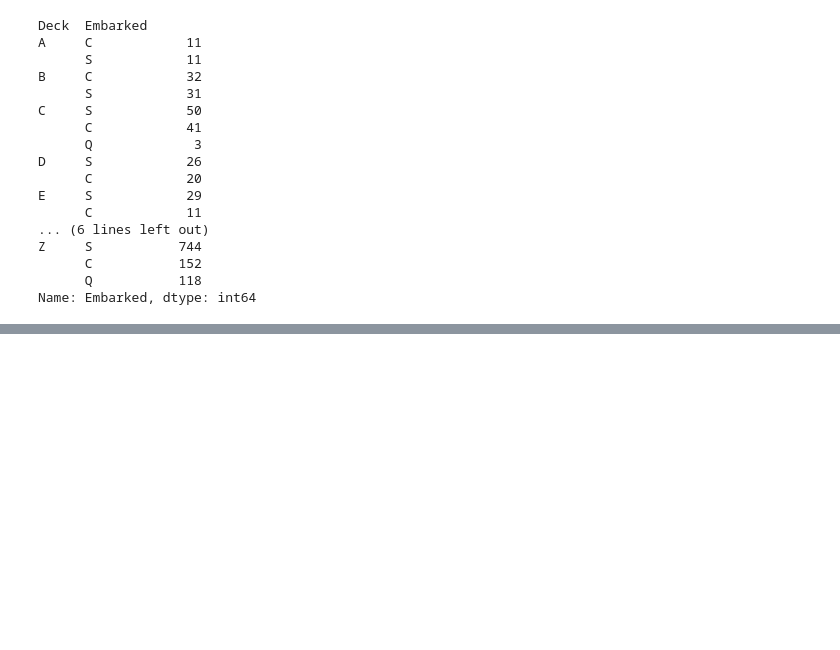
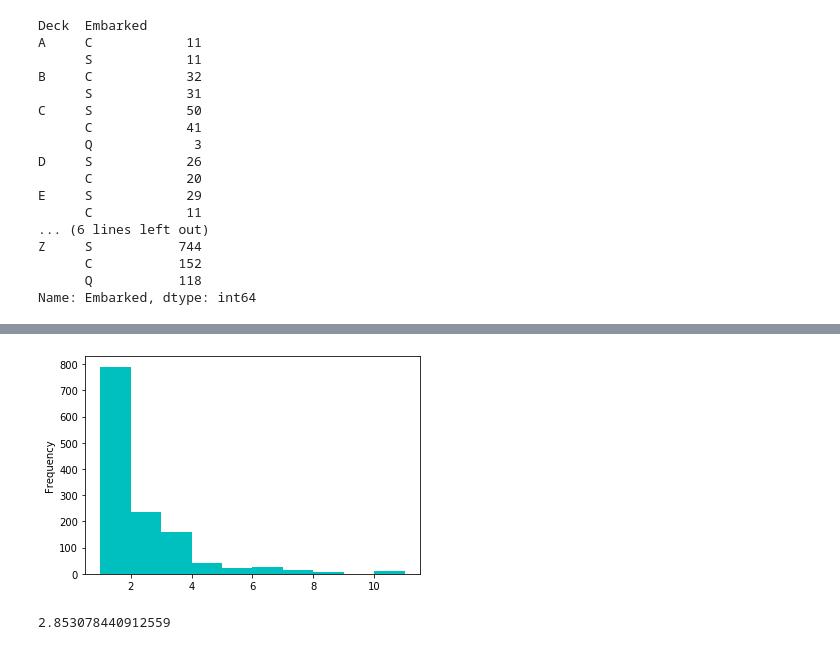
Before and after one commit to AnirudhAchal/Titanic-Disaster, a Jupyter notebook: Notebooks/Titanic Disaster.ipynb, the cells around one changed output, grey strips where cells are left out. Saved outputs shown, nothing was run; the diff lists cells and outputs as text; code cells hidden in the pictures; blank space fills up the shorter version.

```diff
--- a/Notebooks/Titanic Disaster.ipynb
+++ b/Notebooks/Titanic Disaster.ipynb
@@ -587,0 +571,3 @@ memory usage: 172.9+ KB
+# %%
+df['LogFare'] = LogFare
+df.head()
@@ -587,0 +599,16 @@ memory usage: 172.9+ KB
+# %%
+# AgeGroup feature splits the data based on age
+"""
+0 - 15 childern
+16 - 21 young adults
+21 - 40 adults
+40 - 55 Middle age
+55 -> Senior citizen
+"""
+
+df['AgeGroup'] = 'child'
+df.loc[df.Age >= 16,'AgeGroup'] = 'y_adult'
+df.loc[df.Age >= 21, 'AgeGroup'] = 'adult'
+df.loc[df.Age >= 40, 'AgeGroup'] = 'm_age'
+df.loc[df.Age >= 55, 'AgeGroup'] = 's_citizen'
+df.head()
@@ -587,0 +625,4 @@ memory usage: 172.9+ KB
+# %%
+# Adding is Mother Feature
+df['IsMother'] = np.where((df['Title'] != 'Miss') & (df['Age'] > 21) & (df['Parch'] != 0), 1, 0)
+df.head()
@@ -587,0 +645,3 @@ memory usage: 172.9+ KB
+# %%
+df['FamilySize'] = df['Parch'] + df['SibSp'] + 1
+df.FamilySize.value_counts()
@@ -587,0 +659,8 @@ memory usage: 172.9+ KB
+# %%
+df.FamilySize.plot(kind = 'hist', color = 'c');
+# %% [output]
+[figure, added]
+# %%
+df.FamilySize.skew()
+# %% [output]
+2.853078440912559
```
Also changed, not shown: parts of 41 cells of this notebook, 2 other files.
